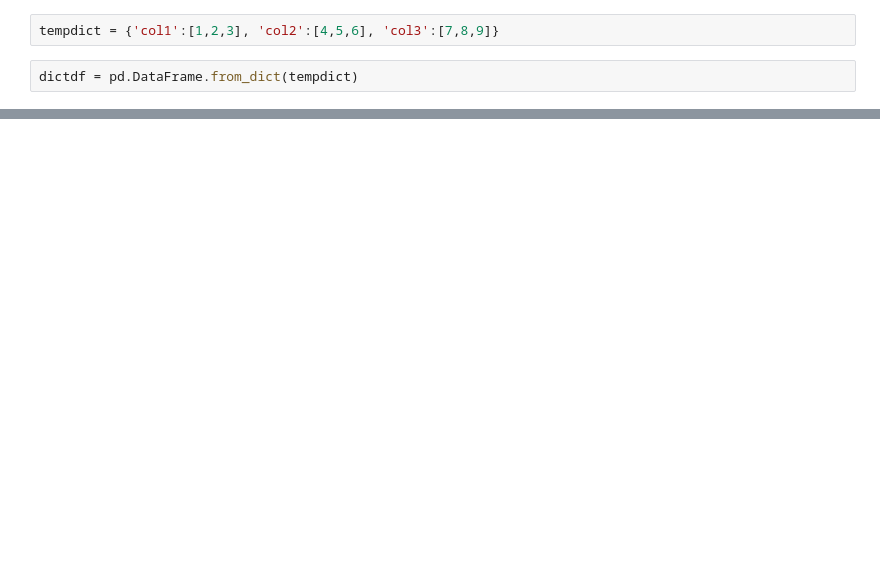
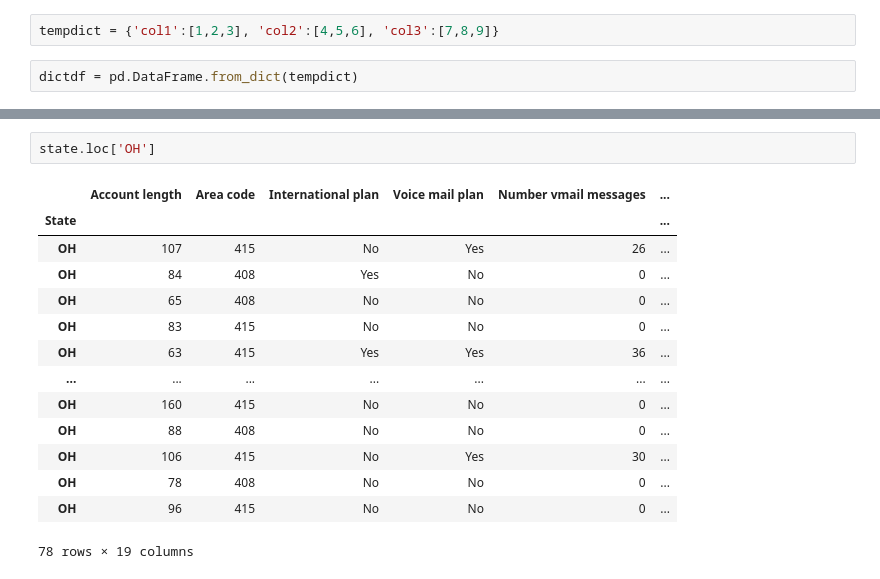
Before and after one commit to josilee/M01-Collaboration, a Jupyter notebook: Pandas.ipynb, the cells around one changed output, grey strips where cells are left out. Drawn from its saved outputs; the diff is of its cells as text; blank space fills up the shorter version.

```diff
--- a/Pandas.ipynb
+++ b/Pandas.ipynb
@@ -26,0 +225,17 @@ df.
+# %%
+state.loc['OH']
+# %% [output]
+|  | Account length | Area code | International plan | Voice mail plan | Number vmail messages | ... |
+| State |  |  |  |  |  | ... |
+| OH | 107 | 415 | No | Yes | 26 | ... |
+| OH | 84 | 408 | Yes | No | 0 | ... |
+| OH | 65 | 408 | No | No | 0 | ... |
+| OH | 83 | 415 | No | No | 0 | ... |
+| OH | 63 | 415 | Yes | Yes | 36 | ... |
+| ... | ... | ... | ... | ... | ... | ... |
+| OH | 160 | 415 | No | No | 0 | ... |
+| OH | 88 | 408 | No | No | 0 | ... |
+| OH | 106 | 415 | No | Yes | 30 | ... |
+| OH | 78 | 408 | No | No | 0 | ... |
+| OH | 96 | 415 | No | No | 0 | ... |
+78 rows × 19 columns
```
Also changed, not shown: parts of 20 cells of this notebook.
